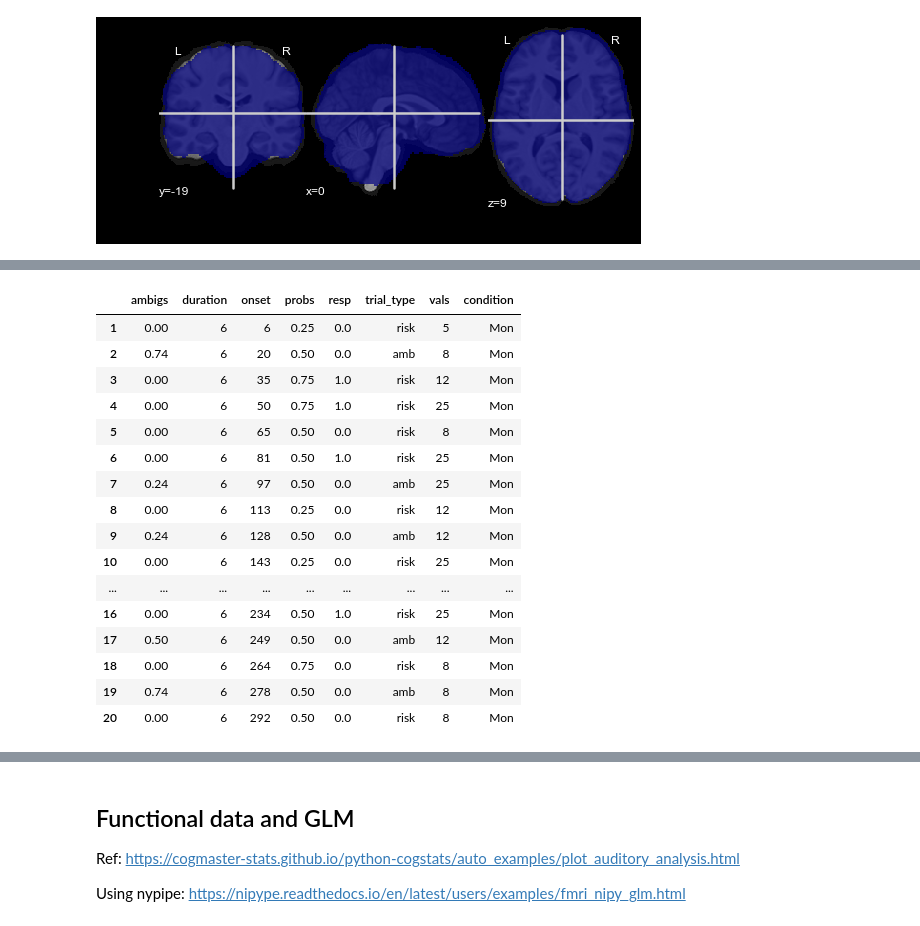
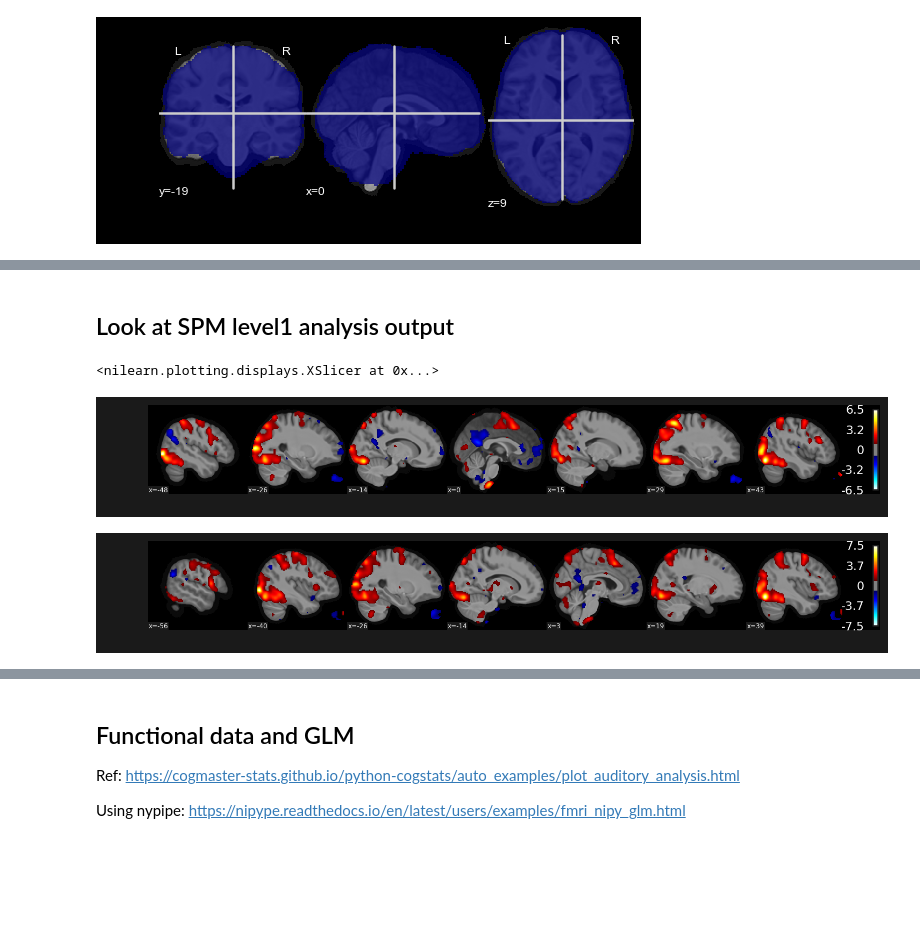
Before and after one commit to ruonanjia/mdm_imaging_analysis, a Jupyter notebook: mdm_imaging_glm.ipynb, the cells around one changed output, grey strips where cells are left out. Drawn from its saved outputs; the diff is of its cells as text; code cells hidden in the pictures; blank space fills up the shorter version.

Commit message:
clean and add loading SPM first level output

```diff
--- a/mdm_imaging_glm.ipynb
+++ b/mdm_imaging_glm.ipynb
@@ -464,20 +234,0 @@ totalEvent_sub = organizeBlocks(2073)
-# %%
-totalEvent_sub[0]
-# %% [output]
-|  | ambigs | duration | onset | probs | resp | trial_type | vals | condition |
-| 1 | 0.00 | 6 | 6 | 0.25 | 0.0 | risk | 5 | Mon |
-| 2 | 0.74 | 6 | 20 | 0.50 | 0.0 | amb | 8 | Mon |
-| 3 | 0.00 | 6 | 35 | 0.75 | 1.0 | risk | 12 | Mon |
-| 4 | 0.00 | 6 | 50 | 0.75 | 1.0 | risk | 25 | Mon |
-| 5 | 0.00 | 6 | 65 | 0.50 | 0.0 | risk | 8 | Mon |
-| 6 | 0.00 | 6 | 81 | 0.50 | 1.0 | risk | 25 | Mon |
-| 7 | 0.24 | 6 | 97 | 0.50 | 0.0 | amb | 25 | Mon |
-| 8 | 0.00 | 6 | 113 | 0.25 | 0.0 | risk | 12 | Mon |
-| 9 | 0.24 | 6 | 128 | 0.50 | 0.0 | amb | 12 | Mon |
-| 10 | 0.00 | 6 | 143 | 0.25 | 0.0 | risk | 25 | Mon |
-| ... | ... | ... | ... | ... | ... | ... | ... | ... |
-| 16 | 0.00 | 6 | 234 | 0.50 | 1.0 | risk | 25 | Mon |
-| 17 | 0.50 | 6 | 249 | 0.50 | 0.0 | amb | 12 | Mon |
-| 18 | 0.00 | 6 | 264 | 0.75 | 0.0 | risk | 8 | Mon |
-| 19 | 0.74 | 6 | 278 | 0.50 | 0.0 | amb | 8 | Mon |
-| 20 | 0.00 | 6 | 292 | 0.50 | 0.0 | risk | 8 | Mon |
@@ -493,0 +235,12 @@ totalEvent_sub[0]
+# %% [markdown]
+## Look at SPM level1 analysis output
+# %%
+con1 = nib.load(os.path.join(out_root, 'Sink', '1stLevel', '_subject_id_2588_task_id_1','con_0001.nii'))
+con2 = nib.load(os.path.join(out_root, 'Sink', '1stLevel', '_subject_id_2588_task_id_1','con_0002.nii'))
+# %%
+plotting.plot_stat_map(con1, threshold = 1, bg_img = anat_mean, display_mode = 'x')
+plotting.plot_stat_map(con2, threshold = 1, bg_img = anat_mean, display_mode = 'x')
+# %% [output]
+<nilearn.plotting.displays.XSlicer at 0x...>
+[figure, added]
+[figure, added]
```
Also changed, not shown: parts of 63 cells of this notebook.
